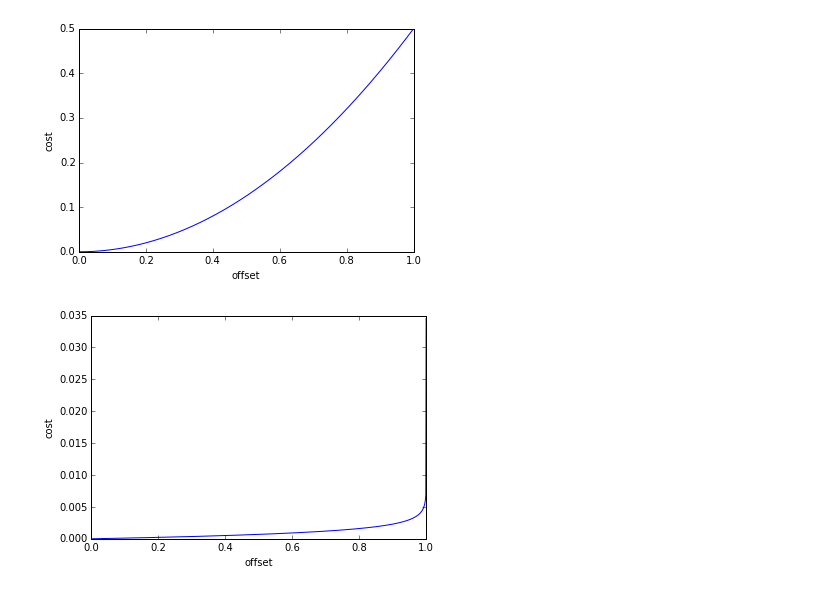
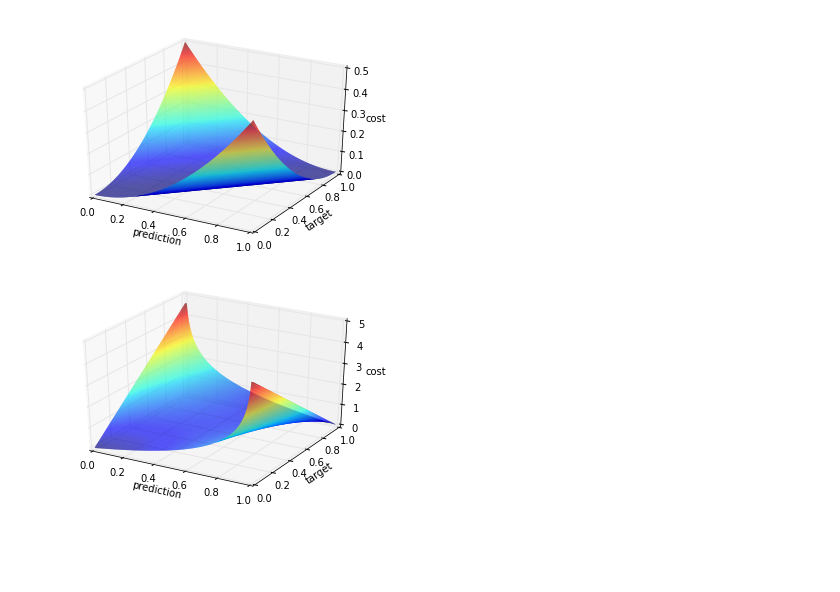
Before and after one commit to custstu/notebook-neural-network, a Jupyter notebook: costs.ipynb, the cells around one changed output. Cells and saved outputs as stored; diff of their text form; code cells hidden in the pictures; blank space fills up the shorter version.

Commit message:
Add 3D plots of cost functions

```diff
--- a/costs.ipynb
+++ b/costs.ipynb
@@ -19,15 +1,40 @@ def show(cost):
+# %%
+%matplotlib inline
+
+import numpy as np
+import matplotlib.pyplot as plt
+from mpl_toolkits.mplot3d import Axes3D
+from matplotlib import cm
+
+
+x = y = np.linspace(0.0, 1.0, 500)  # 500
+x, y = np.meshgrid(x, y)
+prediction = np.ravel(x)
+target = np.ravel(y)
+
+
+def plot(costs):
+    fig = plt.figure()
+    ax = fig.gca(projection='3d')
+    ax.set_xlabel('prediction')
+    ax.set_ylabel('target')
+    ax.set_zlabel('cost')
+    z = costs.reshape(x.shape)
+    ax.plot_surface(x, y, z, rstride=1, cstride=1, cmap=cm.jet, linewidth=0)
 # %%
 # Squared
 cost = (prediction - target) ** 2 / 2
-show(cost)
+
+plot(cost)
 # %% [output]
-[figure, old version]
+[figure, new version]
 # %%
 # Cross Entropy
-epsilon = 1e-15
-pred = np.clip(prediction, epsilon, 1 - epsilon)
-cost = target * np.log(pred) + (1 - target) * np.log(1 - pred)
-cost = -cost / len(target)
-show(cost)
+epsilon = 1e-2
+clipped = np.clip(prediction, epsilon, 1 - epsilon)
+cost = target * np.log(clipped) + (1 - target) * np.log(1 - clipped)
+cost = -cost
+
+plot(cost)
 # %% [output]
-[figure, old version]
+[figure, new version]
```
Also changed, not shown: parts of 1 cell of this notebook.
